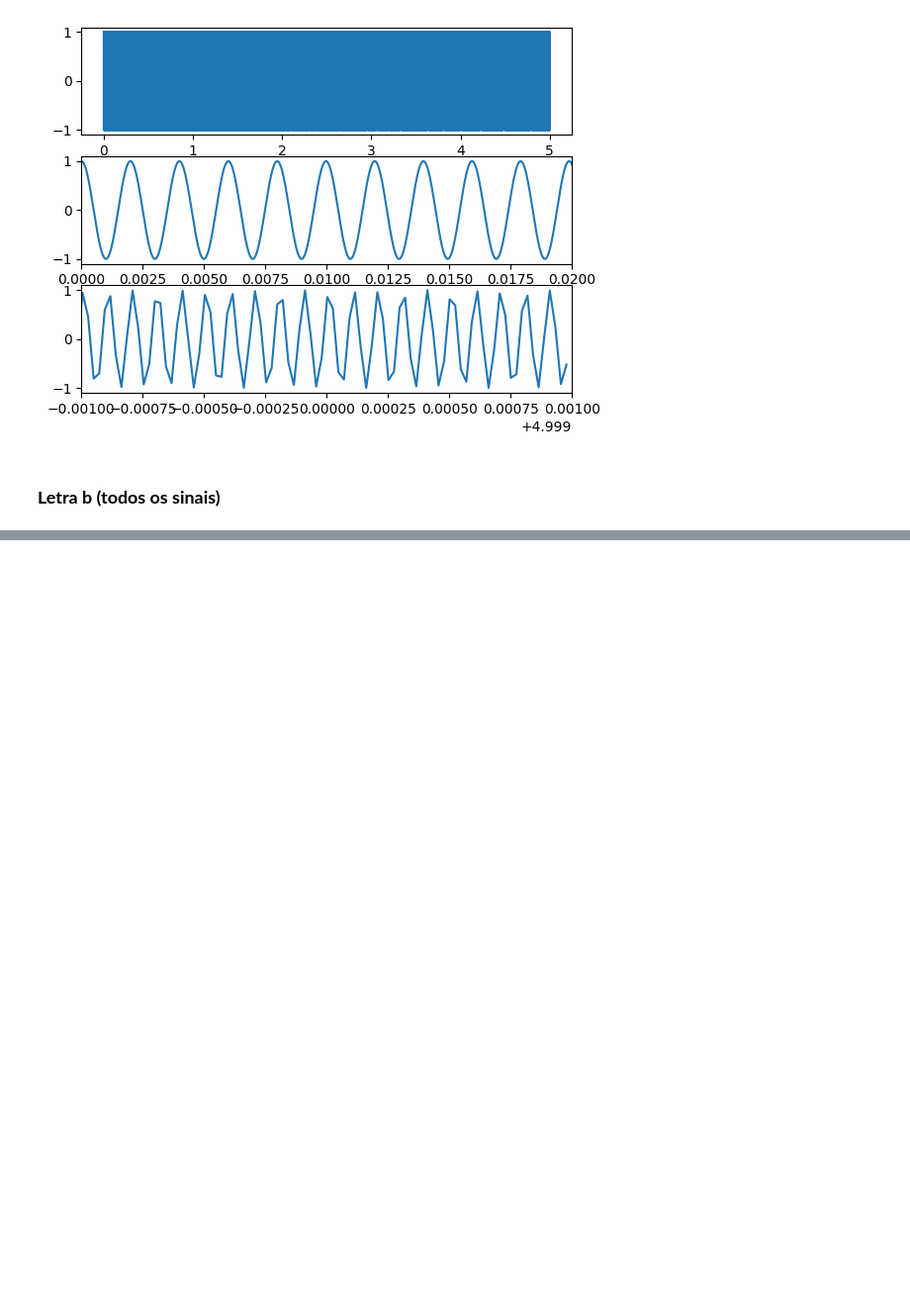
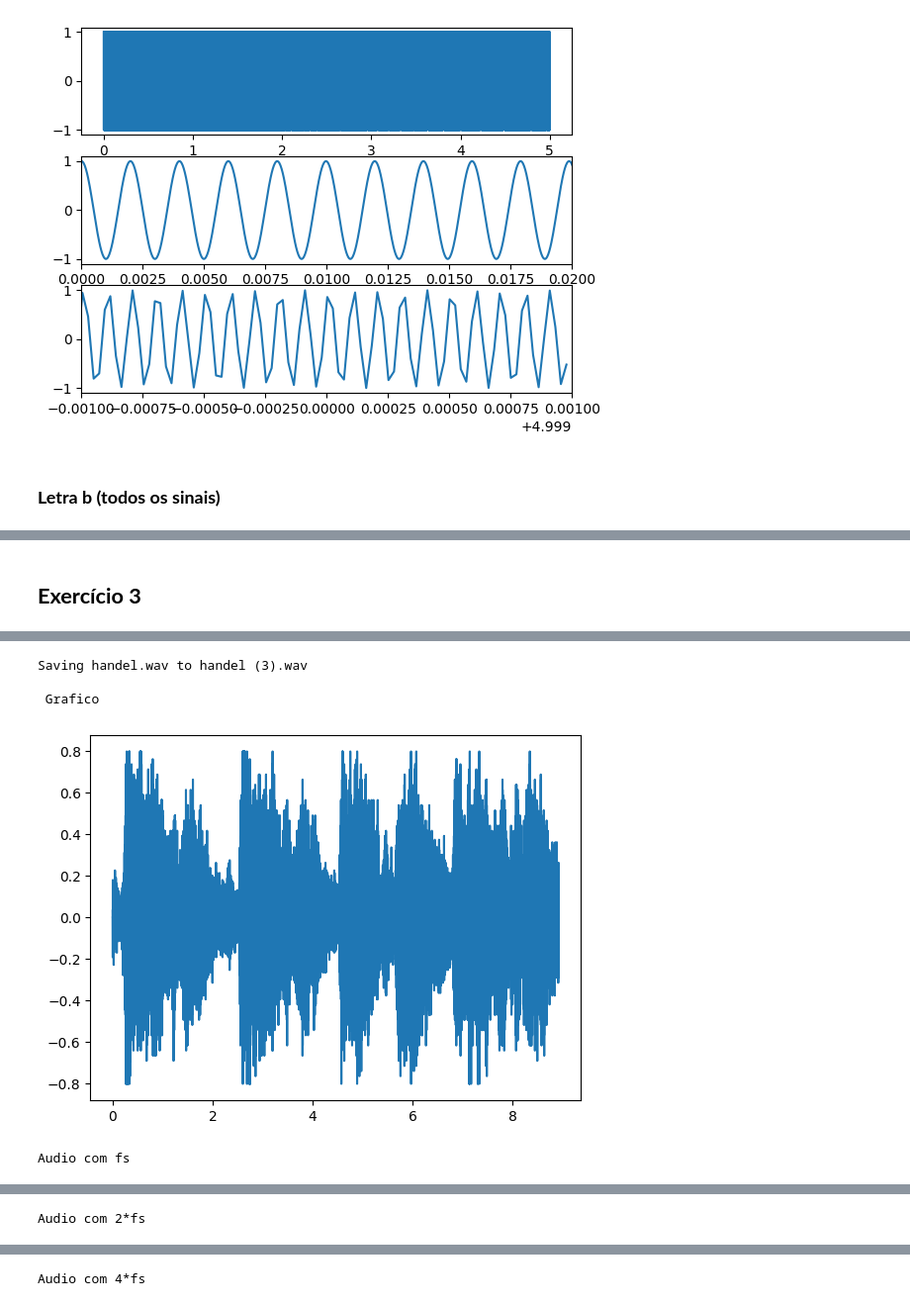
Before and after one commit to alyPoint/CEFET---Processamento-de-Sinais-I-140826, a Jupyter notebook: DSP_Prática_1(teste).ipynb, the cells around one changed output, grey strips where cells are left out. Shown at 99% size. Cells and saved outputs as stored; diff of their text form; code cells hidden in the pictures; blank space fills up the shorter version.

```diff
--- a/DSP_Prática_1(teste).ipynb
+++ b/DSP_Prática_1(teste).ipynb
@@ -142,3 +142,51 @@ Player de áudio do sinal quadrático
 [interactive output not drawn]
 Player de áudio do sinal logaritimico
 [interactive output not drawn]
+# %% [markdown]
+## **Exercício 3**
+# %%
+import numpy as np                               # Para fazer cálculos
+import matplotlib.pyplot as plt                  # Para plotar os gráficos
+
+import soundfile as sf                           # Para ler o arquivo de audio
+from IPython.display import Audio                # Importa uma função do IPython para criar um tocador de áudio visual
+from google.colab import files                   # Importa uma ferrramenta do colab a para baixar arquivos
+
+# Download do arquivo
+files.upload()
+audio, file_fs = sf.read('handel.wav')
+
+
+## Letra a) Gráfico do sinal de áudio no domínio do tempo
+
+# Leitura do audio e da frequência de amostragem desse audio
+audio, file_fs = sf.read('handel.wav')
+
+# Tempo total do áudio
+duracao_audio = len(audio) / file_fs             # Tempo do audio em seg = número total de amostras do som / taxa de amostragem
+
+# Plot
+print("\n Grafico \n")
+t = np.arange(0, duracao_audio, 1/file_fs)       # Intervalo de tempo e amostragem
+plt.plot(t, audio)                               # Gera o grafico
+plt.show()                                       # Mostra o grafico
+print("\n")
+
+
+## Letra b) Tocar o sinal gerado com fs, 2fs e 4fs
+
+# Tocar com fs
+print("Audio com fs \n")
+display(Audio(audio, rate = file_fs))
+print("\n")
+
+# Tocar com fs
+print("Audio com 2*fs \n")
+display(Audio(audio, rate = 2*file_fs))
+print("\n")
+
+# Tocar com fs
+print("Audio com 4*fs \n")
+display(Audio(audio, rate = 4*file_fs))
+print("\n")
+# %% [output]
@@ -144,0 +194,5 @@ Player de áudio do sinal logaritimico
+Saving handel.wav to handel (3).wav
+
+ Grafico
+[figure, added]
+Audio com fs
@@ -144,0 +200 @@ Player de áudio do sinal logaritimico
+Audio com 2*fs
@@ -144,0 +202 @@ Player de áudio do sinal logaritimico
+Audio com 4*fs
```
Also changed, not shown: parts of 1 cell of this notebook.
